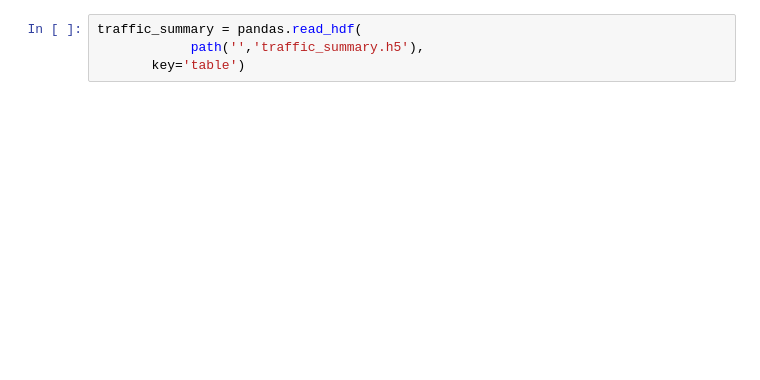
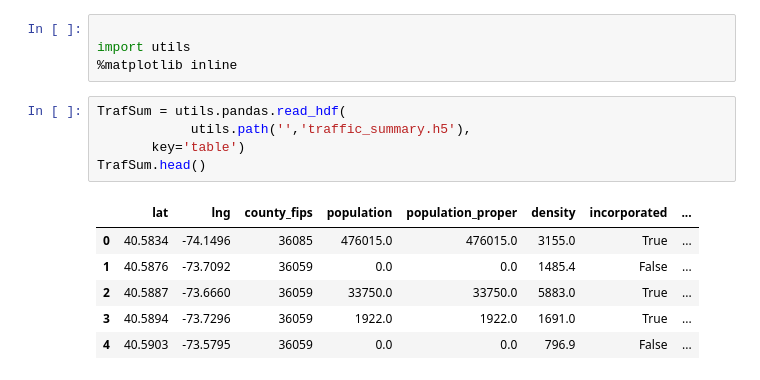
Before and after one commit to doudatadog/new_york_taxi_fare, a Jupyter notebook: Trainer.ipynb, the cells around one changed output. Drawn from its saved outputs; the diff is of its cells as text; blank space fills up the shorter version.

```diff
--- a/Trainer.ipynb
+++ b/Trainer.ipynb
@@ -36,4 +1,16 @@ Train
+# %%
+
+import utils
+%matplotlib inline
 # %%
-traffic_summary = pandas.read_hdf(
-            path('','traffic_summary.h5'),
+TrafSum = utils.pandas.read_hdf(
+            utils.path('','traffic_summary.h5'),
        key='table')
+TrafSum.head()
+# %% [output]
+|  | lat | lng | county_fips | population | population_proper | density | incorporated | ... |
+| 0 | 40.5834 | -74.1496 | 36085 | 476015.0 | 476015.0 | 3155.0 | True | ... |
+| 1 | 40.5876 | -73.7092 | 36059 | 0.0 | 0.0 | 1485.4 | False | ... |
+| 2 | 40.5887 | -73.6660 | 36059 | 33750.0 | 33750.0 | 5883.0 | True | ... |
+| 3 | 40.5894 | -73.7296 | 36059 | 1922.0 | 1922.0 | 1691.0 | True | ... |
+| 4 | 40.5903 | -73.5795 | 36059 | 0.0 | 0.0 | 796.9 | False | ... |
```
Also changed, not shown: parts of 9 cells of this notebook, 2 other files.
